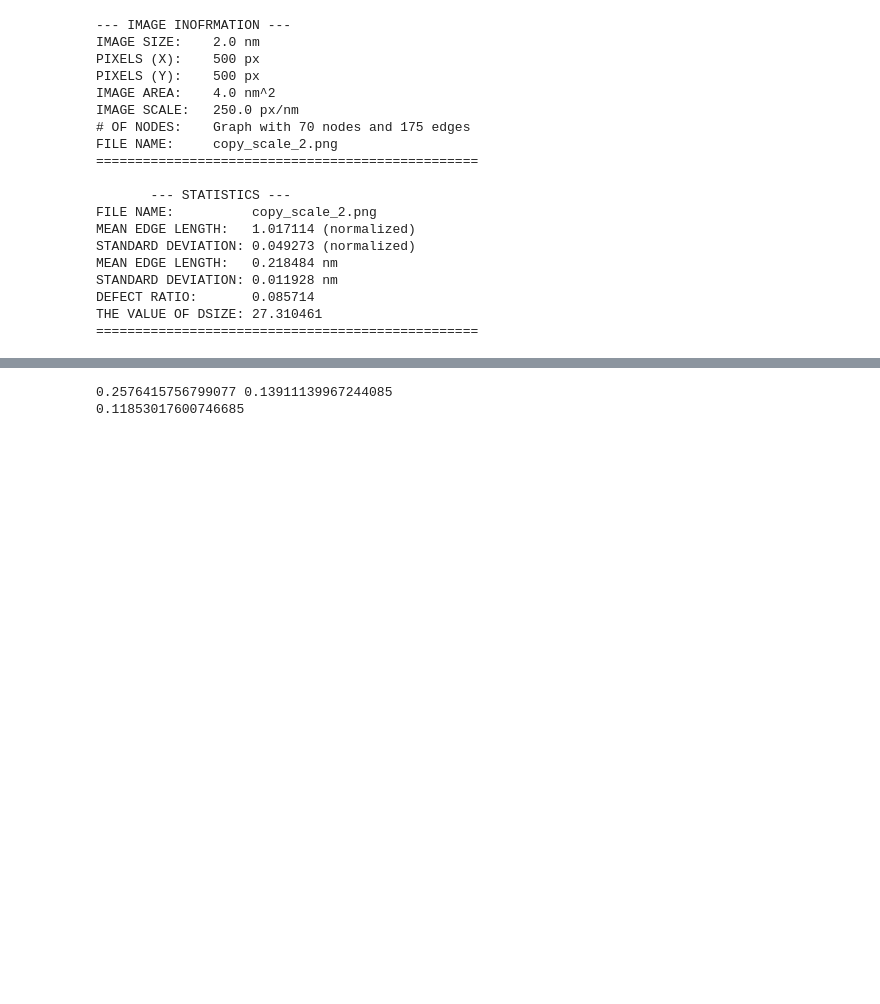
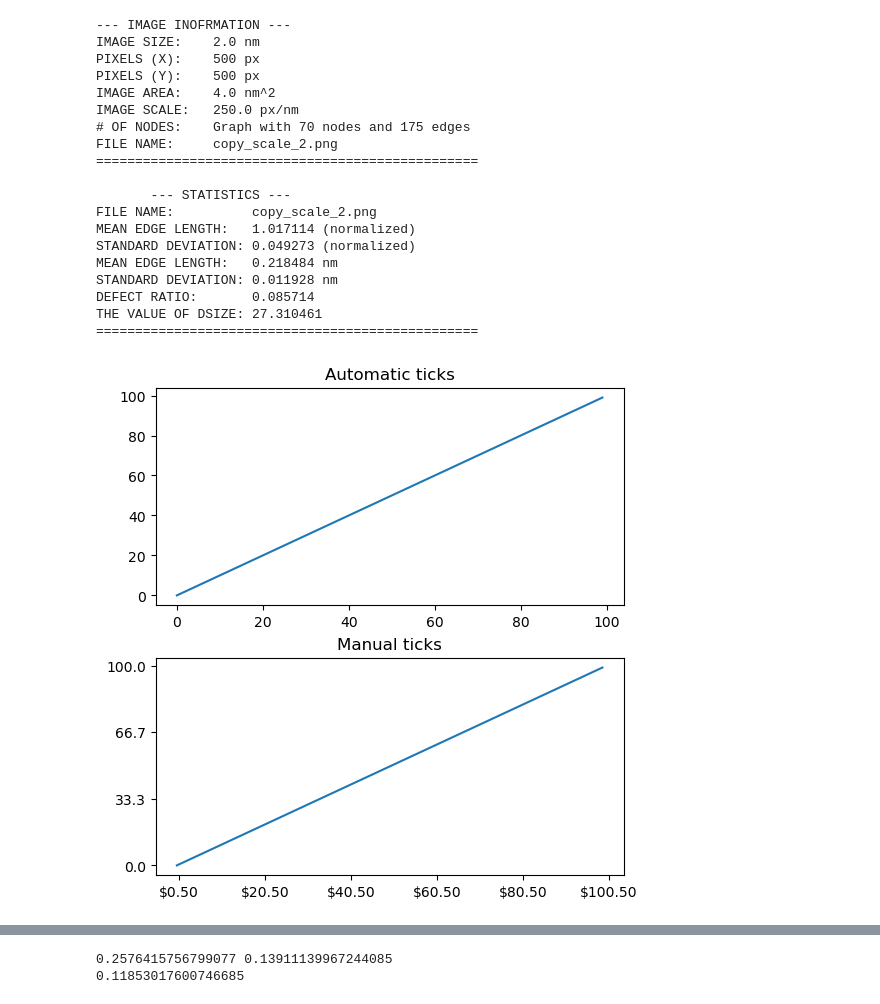
Before and after one commit to GallagherSurfaceLab/summer_26, a Jupyter notebook: STM_voronoi.ipynb, the cells around one changed output, grey strips where cells are left out. Drawn from its saved outputs; the diff is of its cells as text; code cells hidden in the pictures; blank space fills up the shorter version.

```diff
--- a/STM_voronoi.ipynb
+++ b/STM_voronoi.ipynb
@@ -546,9 +546,9 @@ def run_square_validation(img, spacing = 30, noise = 0, k = 8, power = 0, rng =
     return m, sig, defect_ratio, S, points
 
 lattice_test = False
-if lattice_test == True:
+if lattice_test:
     rng = np.random.default_rng(None)
-    spacing = 10
+    spacing = 5
 
     m0, sig0, dr0, S, points = run_hex_validation(img, spacing =spacing, noise = 0, k = 8)
 
@@ -564,7 +564,7 @@ if lattice_test == True:
     print(f'STANDARD DEVIATION:   {sig1:.2e} (normalized)')
     print(f'DEFECT RATIO:         {dr1:.6f}')
 
-    noise_levels = np.linspace(0, spacing * 0.4, 30)
+    noise_levels = np.linspace(0, spacing * 0.4, 6)
 
     m_hex_list, sig_hex_list, dr_hex_list = [], [], []
     m_square_list, sig_square_list, dr_square_list = [], [], []
@@ -607,16 +607,39 @@ if lattice_test == True:
     test_mvs = False
     if test_mvs:
 
+        m_data = []
+
         fig, ax = plt.subplots()
 
         ax.plot(m_hex_list, sig_hex_list)
         ax.plot(m_square_list, sig_square_list)
-        ax.set_xlabel('MEAN EDGE LENGTH')
-        ax.set_ylabel('STANDARD DEVIAITON')
-        ax.set_title('MEAN EDGE LENGTH VS. STANDARD DEVIATION')
-        ax.set_ylim(0, 0.35)
+        ax.set_ylim(0, 0.4)
         ax.set_xlim(0.6, 1.1)
 
-        plt.grid(True)
+        m_data = [1.075, 1.018055, 0.9663, 1.005265, 0.943527, 1.022396, 1.017114]
+        sig_data = [0, 0.049074, 0.075531, 0.035693, 0.08701, 0.034246, 0.049273]
+        plt.scatter(m_data, sig_data)
+
         plt.tight_layout()
         plt.plot()
+# %%
+import numpy as np
+import matplotlib.pyplot as plt
+
+import matplotlib.ticker as ticker
+
+
+fig, axs = plt.subplots(2, 1, figsize=(5.4, 5.4), layout='constrained')
+x = np.arange(100)
+for nn, ax in enumerate(axs):
+    ax.plot(x, x)
+    if nn == 1:
+        ax.set_title('Manual ticks')
+        ax.set_yticks(np.arange(0, 100.1, 100/3))
+        xticks = np.arange(0.50, 101, 20)
+        xlabels = [f'\\${x:1.2f}' for x in xticks]
+        ax.set_xticks(xticks, labels=xlabels)
+    else:
+        ax.set_title('Automatic ticks')
+# %% [output]
+[figure, added]
```
Also changed, not shown: parts of 2 cells of this notebook, 3 other files.
